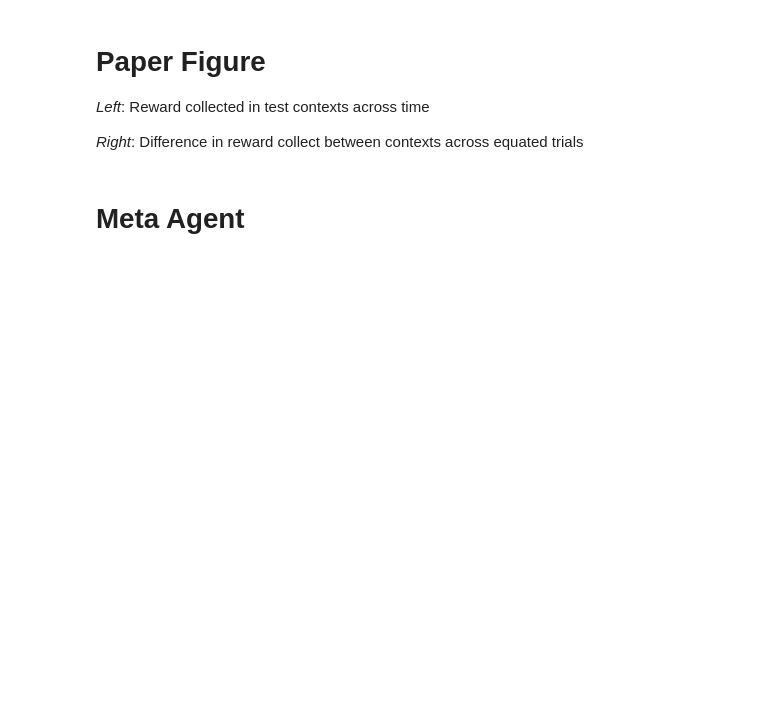
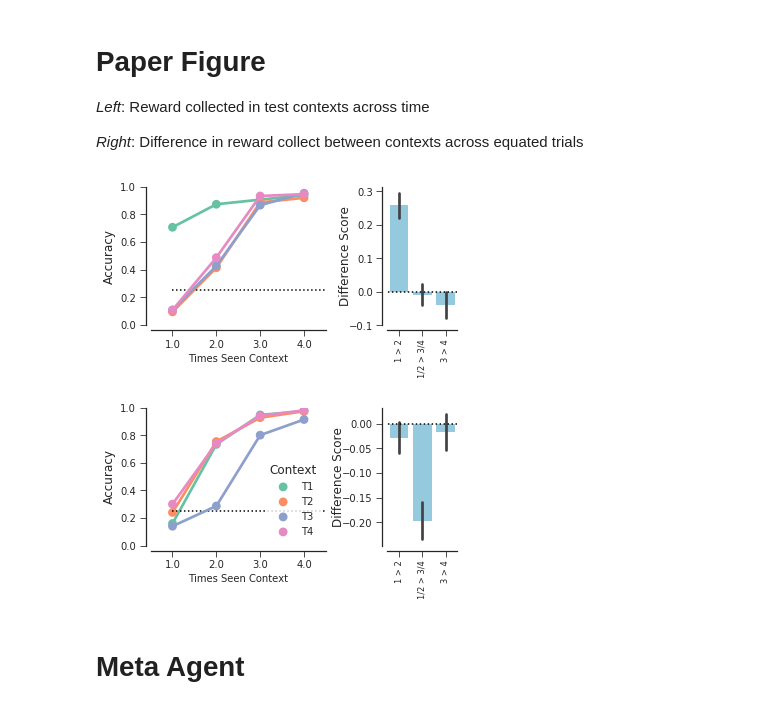
Before and after one commit to nicktfranklin/GeneralizingToGeneralize, a Jupyter notebook: Experiment 1 - Modeling.ipynb, the cells around one changed output. Cells and saved outputs as stored; diff of their text form; code cells hidden in the pictures; blank space fills up the shorter version.

```diff
--- a/Experiment 1 - Modeling.ipynb
+++ b/Experiment 1 - Modeling.ipynb
@@ -139,7 +159,8 @@ for m in set(df0.Model):
             }))
 score = pd.concat(score)
 
-df0 = results[results['In Goal'] & (results.Context >= 5) ].copy()
+df0 = results[results['In Goal'] & (results.Context >= 5) &
+              (results['Times Seen Context'] < 5) ].copy()
 df0['Context'] += 1
 
 with sns.axes_style('ticks'):
@@ -150,9 +171,9 @@ with sns.axes_style('ticks'):
         [plt.subplot(gs[2]),  plt.subplot(gs[3])]
     ]
 
-    sns.pointplot(x = 'Times Seen Context', hue='Context', y='Reward', # units='Iteration',
+    sns.pointplot(x = 'Times Seen Context', hue='Context', y='Reward', ci=None,
                    data=df0[df0.Model=='Independent'],  palette='Set2', ax=axes[0][0])
-    sns.pointplot(x = 'Times Seen Context', hue='Context', y='Reward', # units='Iteration',
+    sns.pointplot(x = 'Times Seen Context', hue='Context', y='Reward', ci=None,
                    data=df0[df0.Model=='Joint'],  palette='Set2', ax=axes[1][0])
 
     axes[0][0].legend_.remove()
@@ -162,33 +183,35 @@ with sns.axes_style('ticks'):
     handles[1].set_label('T2')
     handles[2].set_label('T3')
     handles[3].set_label('T4')
     legend = ax.legend(title="Context", loc='lower right', frameon=1)
     legend.get_frame().set_edgecolor('w')
     ax.get_legend().get_title().set_fontsize(12)
 
 
     # plot difference scores on the right
     sns.barplot(x='Comparison', y='Difference Score',
             data=score[score.Model == 'Independent'], color='skyblue', ax=axes[0][1])
     sns.barplot(x='Comparison', y='Difference Score', #units='Iteration',
             data=score[score.Model == 'Joint'], color='skyblue', ax=axes[1][1])
 
     for ii in [0, 1]:
         ax = axes[ii][0]
         ax.set_ylabel(r'Accuracy',  fontdict={'size':12})
         ax.plot([0, 5], [0.25, 0.25], 'k:')
         ax.set_ylim([0, 1])
 
     sns.despine(offset=5)
 
     for ii in [0, 1]:
         ax = axes[ii][1]
         ax.set_ylabel(r'Difference Score', labelpad=-3, fontdict={'size':12})
         ax.set_xlabel('')
         ax.plot([-1, 3], [0, 0], 'k:')
         plt.sca(ax)
         plt.xticks([0, 1, 2], [r'1 > 2', u'1/2 > 3/4', r'3 > 4' ], rotation='vertical',
                   fontsize='small')
+# %% [output]
+[figure, added]
 # %% [markdown]
 # Meta Agent
 # %%
```
Also changed, not shown: parts of 7 cells of this notebook.
